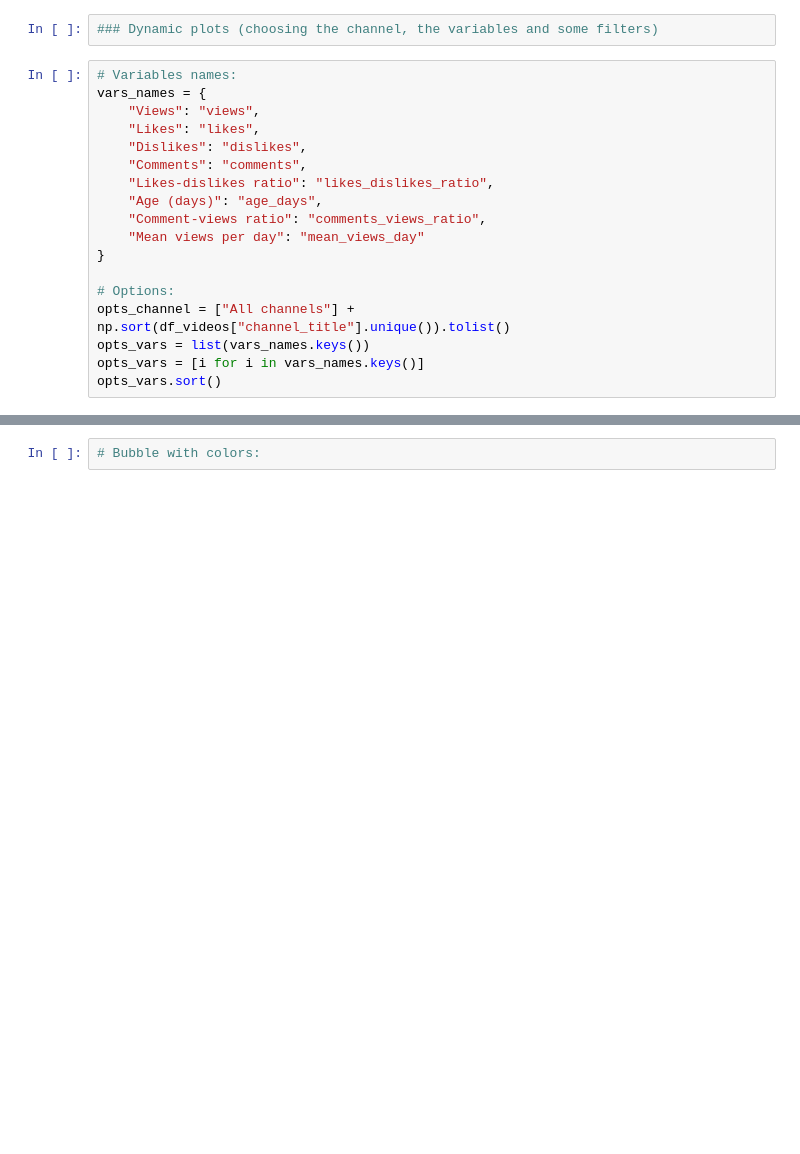
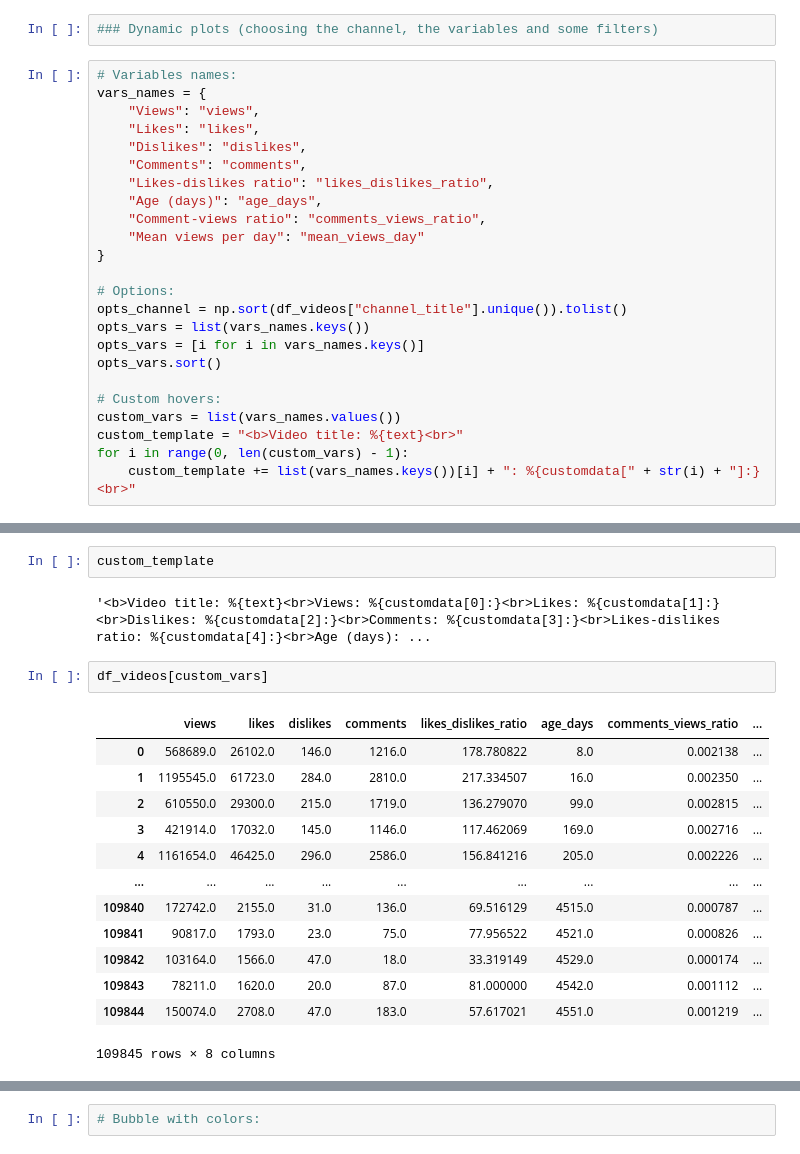
Before and after one commit to rafael747cardoso/Youtube_Stats, a Jupyter notebook: Data_analysis.ipynb, the cells around one changed output, grey strips where cells are left out. Saved outputs shown, nothing was run; the diff lists cells and outputs as text; blank space fills up the shorter version.

```diff
--- a/Data_analysis.ipynb
+++ b/Data_analysis.ipynb
@@ -210,7 +199,13 @@ vars_names = {
 }
 
 # Options:
-opts_channel = ["All channels"] + np.sort(df_videos["channel_title"].unique()).tolist()
+opts_channel = np.sort(df_videos["channel_title"].unique()).tolist()
 opts_vars = list(vars_names.keys())
 opts_vars = [i for i in vars_names.keys()]
 opts_vars.sort()
+
+# Custom hovers:
+custom_vars = list(vars_names.values())
+custom_template = "<b>Video title: %{text}<br>"
+for i in range(0, len(custom_vars) - 1):
+    custom_template += list(vars_names.keys())[i] + ": %{customdata[" + str(i) + "]:}<br>"
@@ -217,3 +223,23 @@ opts_vars.sort()
+# %%
+custom_template
+# %% [output]
+'<b>Video title: %{text}<br>Views: %{customdata[0]:}<br>Likes: %{customdata[1]:}<br>Dislikes: %{customdata[2]:}<br>Comments: %{customdata[3]:}<br>Likes-dislikes ratio: %{customdata[4]:}<br>Age (days): ...
+# %%
+df_videos[custom_vars]
+# %% [output]
+|  | views | likes | dislikes | comments | likes_dislikes_ratio | age_days | comments_views_ratio | ... |
+| 0 | 568689.0 | 26102.0 | 146.0 | 1216.0 | 178.780822 | 8.0 | 0.002138 | ... |
+| 1 | 1195545.0 | 61723.0 | 284.0 | 2810.0 | 217.334507 | 16.0 | 0.002350 | ... |
+| 2 | 610550.0 | 29300.0 | 215.0 | 1719.0 | 136.279070 | 99.0 | 0.002815 | ... |
+| 3 | 421914.0 | 17032.0 | 145.0 | 1146.0 | 117.462069 | 169.0 | 0.002716 | ... |
+| 4 | 1161654.0 | 46425.0 | 296.0 | 2586.0 | 156.841216 | 205.0 | 0.002226 | ... |
+| ... | ... | ... | ... | ... | ... | ... | ... | ... |
+| 109840 | 172742.0 | 2155.0 | 31.0 | 136.0 | 69.516129 | 4515.0 | 0.000787 | ... |
+| 109841 | 90817.0 | 1793.0 | 23.0 | 75.0 | 77.956522 | 4521.0 | 0.000826 | ... |
+| 109842 | 103164.0 | 1566.0 | 47.0 | 18.0 | 33.319149 | 4529.0 | 0.000174 | ... |
+| 109843 | 78211.0 | 1620.0 | 20.0 | 87.0 | 81.000000 | 4542.0 | 0.001112 | ... |
+| 109844 | 150074.0 | 2708.0 | 47.0 | 183.0 | 57.617021 | 4551.0 | 0.001219 | ... |
+109845 rows × 8 columns
 # %%
 ### 1D histogram
 
```
Also changed, not shown: parts of 13 cells of this notebook.
